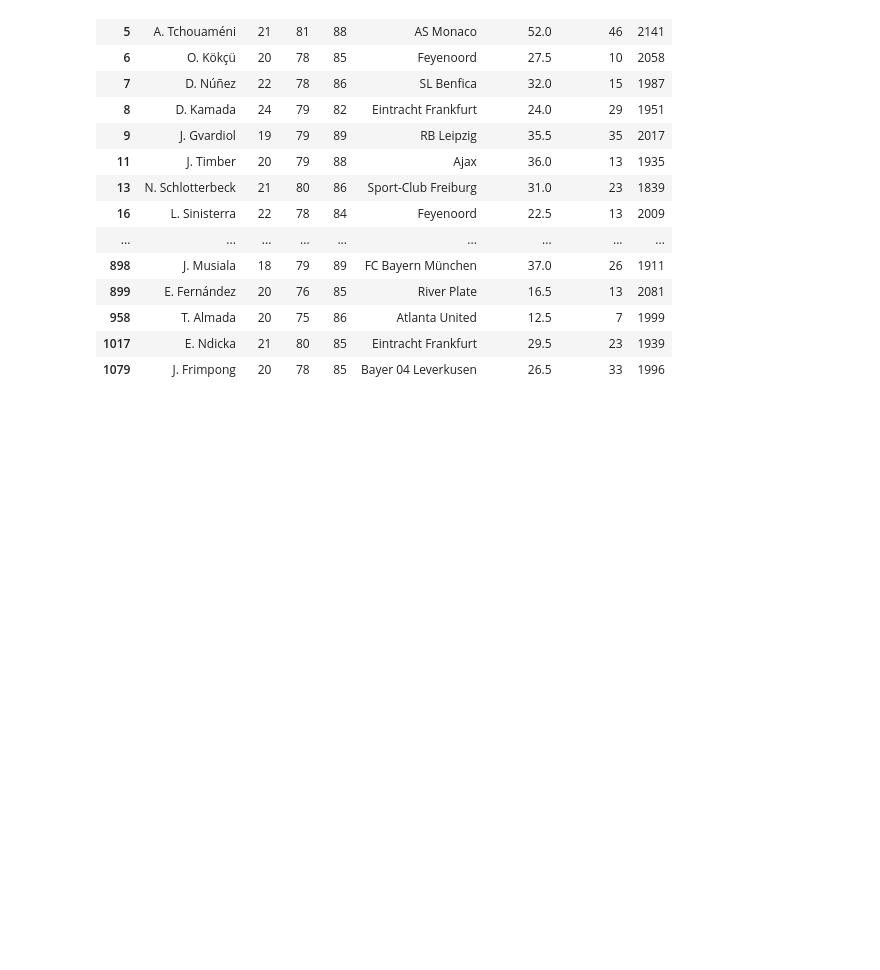
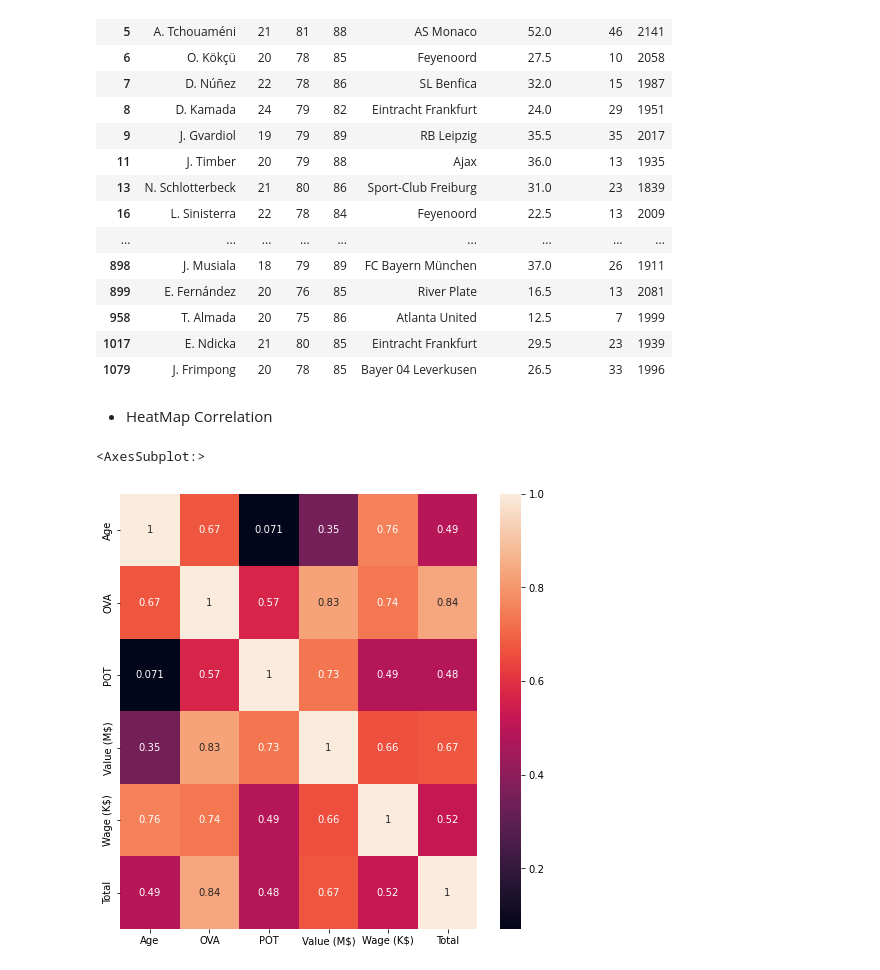
Before and after one commit to Naveen-Karanamu/FIFA-Data-Analysis, a Jupyter notebook: main.ipynb, the cells around one changed output. Saved outputs shown, nothing was run; the diff lists cells and outputs as text; code cells hidden in the pictures; blank space fills up the shorter version.

Commit message:
Added: HeatMap

```diff
--- a/main.ipynb
+++ b/main.ipynb
@@ -416,3 +419,11 @@ fifa[(fifa['Value (M$)']>10) & (fifa['Wage (K$)']<50)]
 | 958 | T. Almada | 20 | 75 | 86 | Atlanta United | 12.5 | 7 | 1999 |
 | 1017 | E. Ndicka | 21 | 80 | 85 | Eintracht Frankfurt | 29.5 | 23 | 1939 |
 | 1079 | J. Frimpong | 20 | 78 | 85 | Bayer 04 Leverkusen | 26.5 | 33 | 1996 |
+# %% [markdown]
+* HeatMap Correlation
+# %%
+plt.figure(figsize=(8,8))
+sns.heatmap(fifa.corr(), annot=True)
+# %% [output]
+<AxesSubplot:>
+[figure, added]
```
Also changed, not shown: parts of 1 cell of this notebook.
